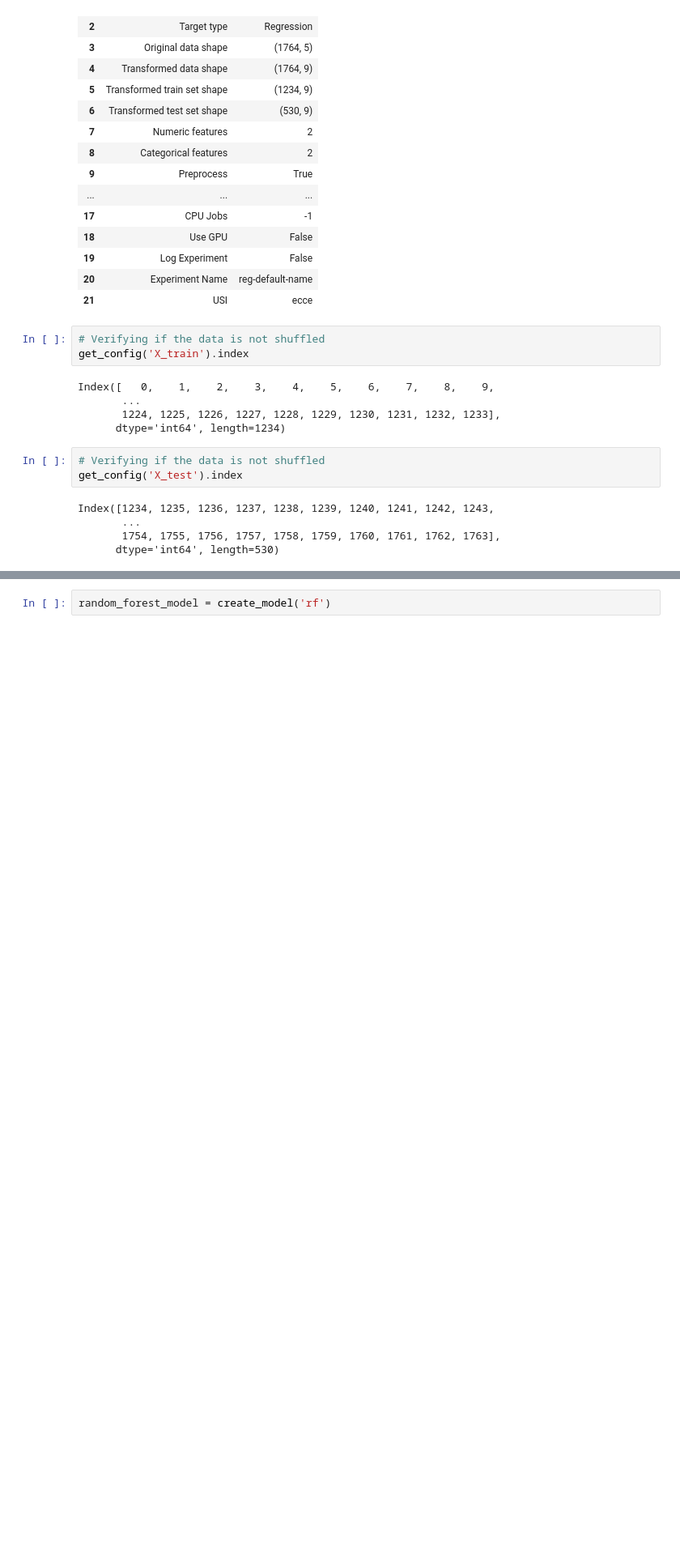
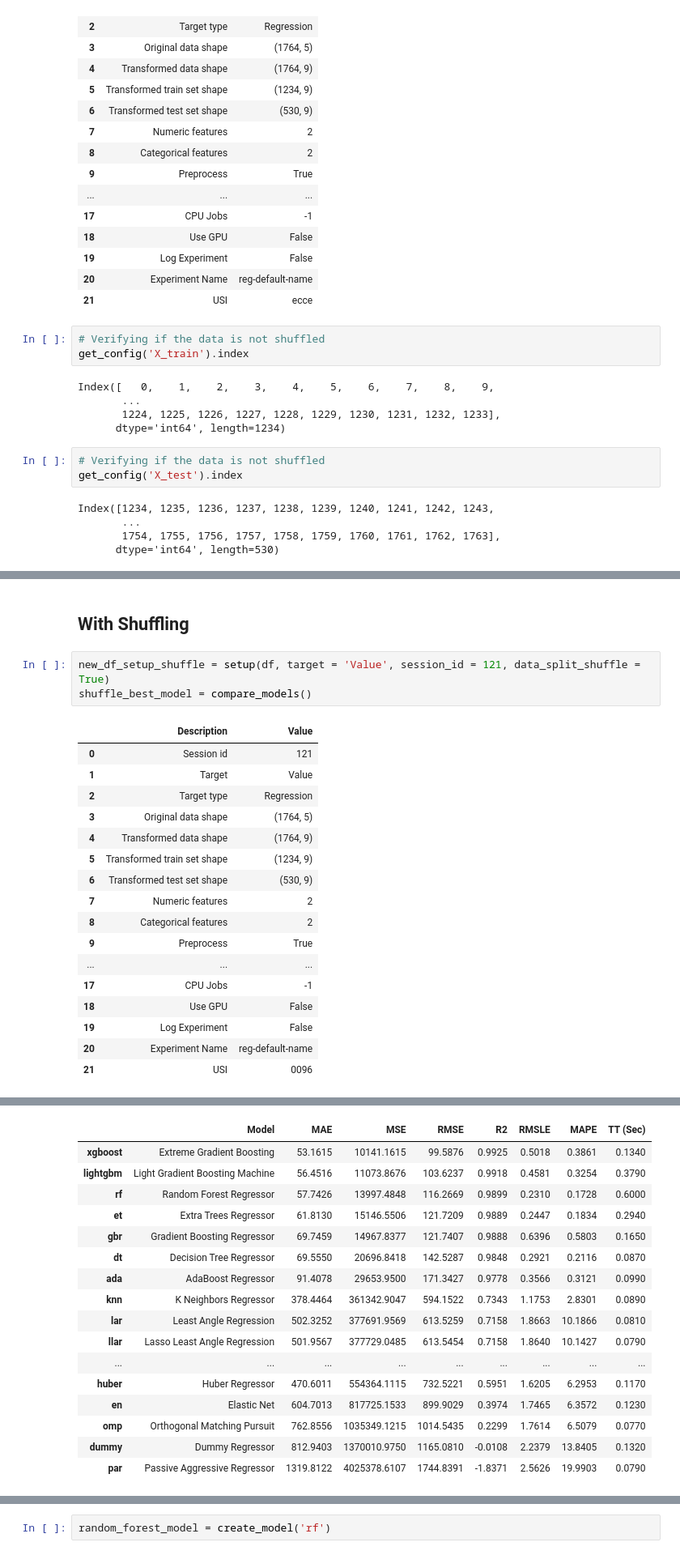
Before and after one commit to sreehari59/NxtGen_AcciVision, a Jupyter notebook: DPS_Task.ipynb, the cells around one changed output, grey strips where cells are left out. Shown at 81% size. Cells and saved outputs as stored; diff of their text form; blank space fills up the shorter version.

Commit message:
Experimentation

```diff
--- a/DPS_Task.ipynb
+++ b/DPS_Task.ipynb
@@ -408,3 +413,26 @@ best_model = compare_models()
 | dummy | Dummy Regressor | 798.5402 | 1311645.8438 | 1141.8299 | -0.0047 | 2.1663 | 12.1309 | 0.0790 |
 | par | Passive Aggressive Regressor | 729.2254 | 1831423.4107 | 1348.7895 | -0.4011 | 2.4433 | 0.8360 | 0.1620 |
 [interactive output not drawn]
+# %% [markdown]
+## With Shuffling
+# %%
+new_df_setup_shuffle = setup(df, target = 'Value', session_id = 121, data_split_shuffle = True)
+shuffle_best_model = compare_models()
+# %% [output]
+|  | Description | Value |
+| 0 | Session id | 121 |
+| 1 | Target | Value |
+| 2 | Target type | Regression |
+| 3 | Original data shape | (1764, 5) |
+| 4 | Transformed data shape | (1764, 9) |
+| 5 | Transformed train set shape | (1234, 9) |
+| 6 | Transformed test set shape | (530, 9) |
+| 7 | Numeric features | 2 |
+| 8 | Categorical features | 2 |
+| 9 | Preprocess | True |
+| ... | ... | ... |
+| 17 | CPU Jobs | -1 |
+| 18 | Use GPU | False |
+| 19 | Log Experiment | False |
+| 20 | Experiment Name | reg-default-name |
+| 21 | USI | 0096 |
@@ -410,0 +440,17 @@ best_model = compare_models()
+|  | Model | MAE | MSE | RMSE | R2 | RMSLE | MAPE | TT (Sec) |
+| xgboost | Extreme Gradient Boosting | 53.1615 | 10141.1615 | 99.5876 | 0.9925 | 0.5018 | 0.3861 | 0.1340 |
+| lightgbm | Light Gradient Boosting Machine | 56.4516 | 11073.8676 | 103.6237 | 0.9918 | 0.4581 | 0.3254 | 0.3790 |
+| rf | Random Forest Regressor | 57.7426 | 13997.4848 | 116.2669 | 0.9899 | 0.2310 | 0.1728 | 0.6000 |
+| et | Extra Trees Regressor | 61.8130 | 15146.5506 | 121.7209 | 0.9889 | 0.2447 | 0.1834 | 0.2940 |
+| gbr | Gradient Boosting Regressor | 69.7459 | 14967.8377 | 121.7407 | 0.9888 | 0.6396 | 0.5803 | 0.1650 |
+| dt | Decision Tree Regressor | 69.5550 | 20696.8418 | 142.5287 | 0.9848 | 0.2921 | 0.2116 | 0.0870 |
+| ada | AdaBoost Regressor | 91.4078 | 29653.9500 | 171.3427 | 0.9778 | 0.3566 | 0.3121 | 0.0990 |
+| knn | K Neighbors Regressor | 378.4464 | 361342.9047 | 594.1522 | 0.7343 | 1.1753 | 2.8301 | 0.0890 |
+| lar | Least Angle Regression | 502.3252 | 377691.9569 | 613.5259 | 0.7158 | 1.8663 | 10.1866 | 0.0810 |
+| llar | Lasso Least Angle Regression | 501.9567 | 377729.0485 | 613.5454 | 0.7158 | 1.8640 | 10.1427 | 0.0790 |
+| ... | ... | ... | ... | ... | ... | ... | ... | ... |
+| huber | Huber Regressor | 470.6011 | 554364.1115 | 732.5221 | 0.5951 | 1.6205 | 6.2953 | 0.1170 |
+| en | Elastic Net | 604.7013 | 817725.1533 | 899.9029 | 0.3974 | 1.7465 | 6.3572 | 0.1230 |
+| omp | Orthogonal Matching Pursuit | 762.8556 | 1035349.1215 | 1014.5435 | 0.2299 | 1.7614 | 6.5079 | 0.0770 |
+| dummy | Dummy Regressor | 812.9403 | 1370010.9750 | 1165.0810 | -0.0108 | 2.2379 | 13.8405 | 0.1320 |
+| par | Passive Aggressive Regressor | 1319.8122 | 4025378.6107 | 1744.8391 | -1.8371 | 2.5626 | 19.9903 | 0.0790 |
```
Also changed, not shown: parts of 8 cells of this notebook.
